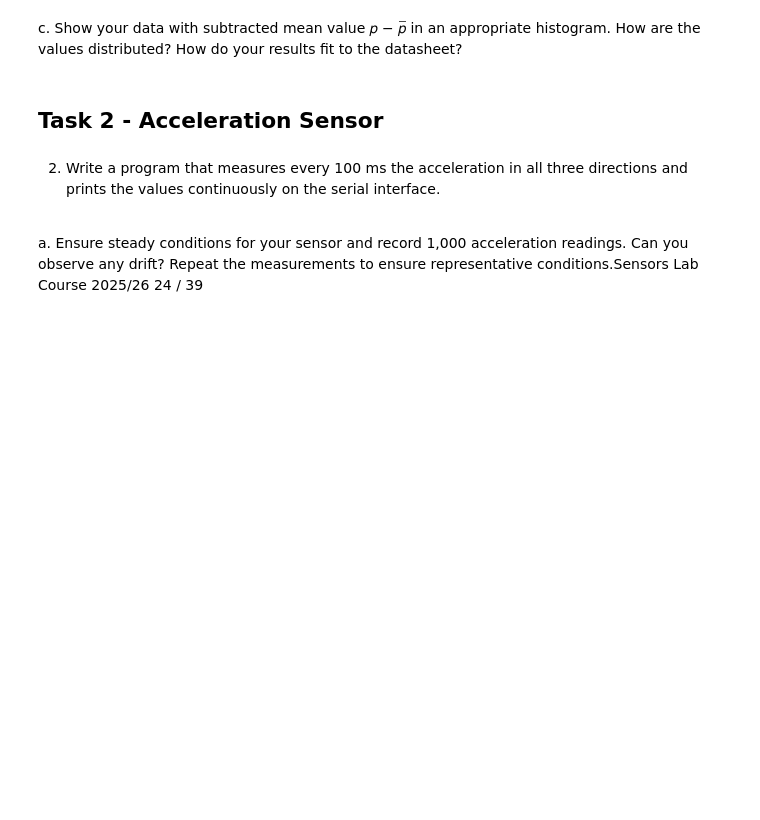
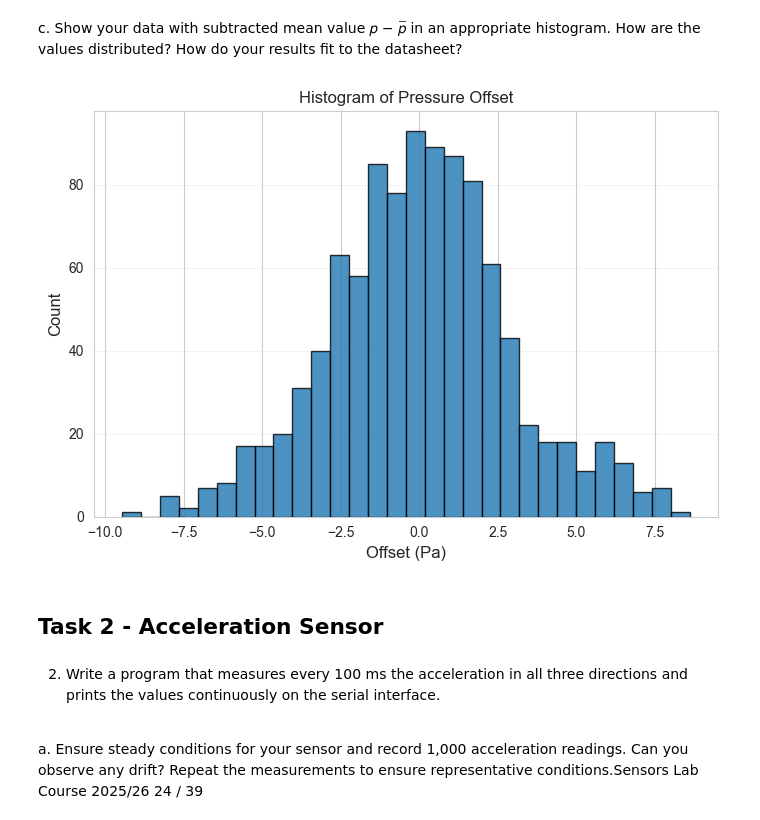
Before and after one commit to SowndaryaLakshmiV/Sensors-Lab-2, a Jupyter notebook: Module_1/Module1.ipynb, the cells around one changed output. Saved outputs shown, nothing was run; the diff lists cells and outputs as text; code cells hidden in the pictures; blank space fills up the shorter version.

```diff
--- a/Module_1/Module1.ipynb
+++ b/Module_1/Module1.ipynb
@@ -17,6 +62,20 @@ offset (sensor reading at rest)? Is this value expected?
 
 c. Show your data with subtracted mean value 𝑝 − 𝑝̅ in an appropriate histogram.
 How are the values distributed? How do your results fit to the datasheet?
+# %%
+plt.figure(figsize=(7,5))
+plt.hist(offset, bins=30, edgecolor="black", alpha=0.8)
+
+plt.xlabel("Offset (Pa)", fontsize=12)
+plt.ylabel("Count", fontsize=12)
+plt.title("Histogram of Pressure Offset")
+# plt.suptitle("Sample size 1000 at 100 ms interval")
+plt.grid(axis="y", linestyle=":", linewidth=0.7, alpha=0.7)
+
+plt.tight_layout()
+plt.show()
+# %% [output]
+[figure, added]
 # %% [markdown]
 ## Task 2 - Acceleration Sensor
 # %% [markdown]
```
Also changed, not shown: parts of 12 cells of this notebook, 7 other files.
